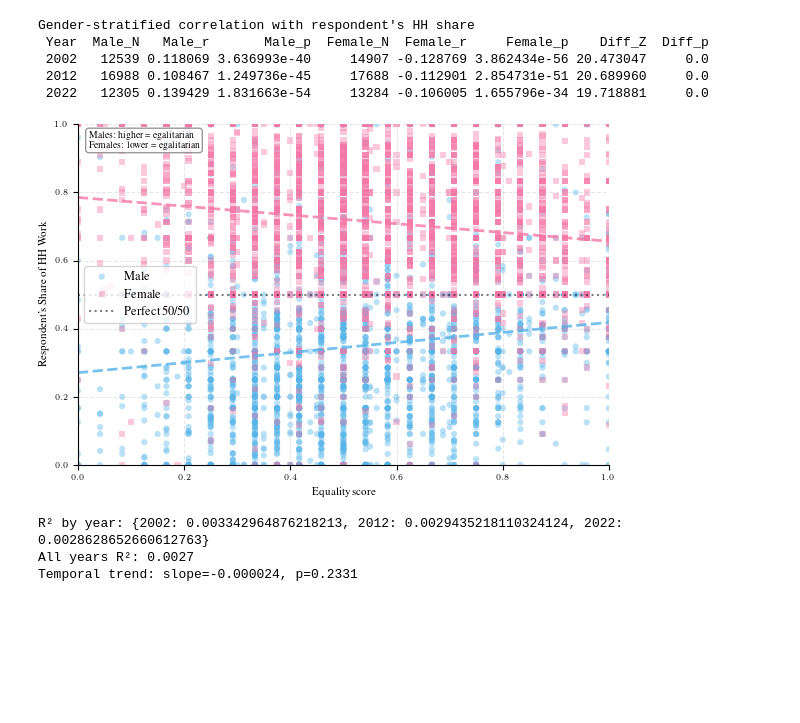
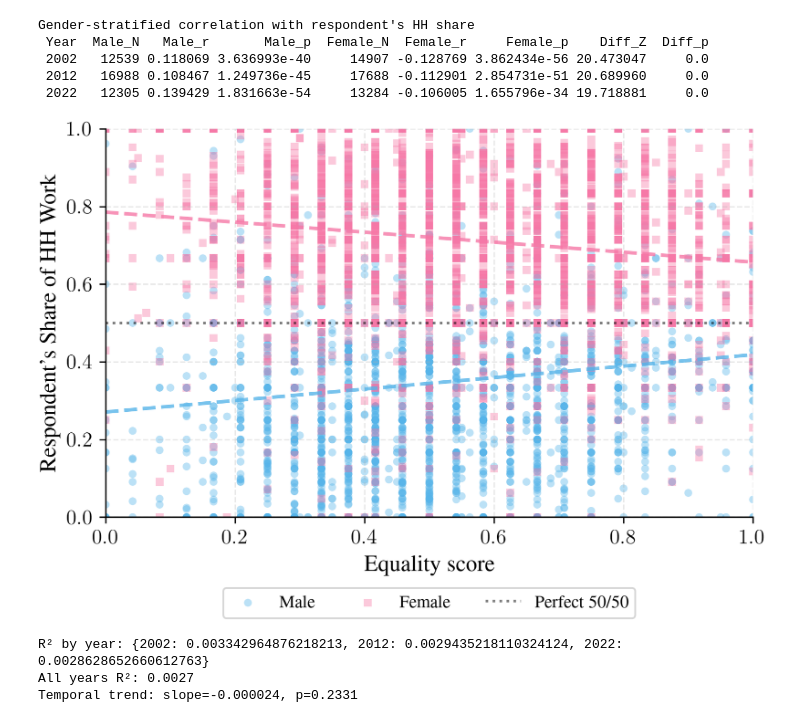
Before and after one commit to ashishpapanai/2025-02-ActionWords, a Jupyter notebook: notebooks/household_analysis.ipynb, the cells around one changed output. Drawn from its saved outputs; the diff is of its cells as text; code cells hidden in the pictures; blank space fills up the shorter version.

```diff
--- a/notebooks/household_analysis.ipynb
+++ b/notebooks/household_analysis.ipynb
@@ -187,7 +224,7 @@ if USE_TUEPLOTS:
     plt.rcParams.update(bundles.icml2024())
     plt.rcParams.update(figsizes.icml2024_half(nrows=1, ncols=1))
 
-fig, ax = plt.subplots(figsize=(6, 4))
+fig, ax = plt.subplots(figsize=(6, 4.2))
 
 years = h1_df['Year'].values
 male_means = h1_df['Male_Mean'].values
@@ -209,12 +246,14 @@ for idx, row in h1_df.iterrows():
     y_pos = max(row['Female_Mean'] + 1.96*row['Female_SE'], row['Male_Mean'] + 1.96*row['Male_SE']) + 1.5
     sig = '***' if row['P_Value'] < 0.001 else '**' if row['P_Value'] < 0.01 else '*' if row['P_Value'] < 0.05 else 'ns'
     ax.text(row['Year'], y_pos, f"{sig}\nd={row['Cohens_D']:.2f}",
-            ha='center', va='bottom', fontsize=9, fontweight='bold')
+            ha='center', va='bottom', fontsize=15, fontweight='bold')
 
-ax.set_xlabel('Year')
-ax.set_ylabel('Household Work Hours (per week)')
-ax.legend(frameon=True, loc='upper right')
+ax.set_xlabel('Year', fontsize=22)
+ax.set_ylabel('Household Work Hours (per week)', fontsize=22)
+ax.legend(frameon=True, loc='upper right', fontsize=15)
 ax.set_xticks([2002, 2012, 2022])
+ax.set_xticklabels(['2002', '2012', '2022'], fontsize=20)
+ax.tick_params(axis='y', labelsize=20)
 ax.grid(True, alpha=0.3, linestyle='--')
 ax.spines['top'].set_visible(False)
 ax.spines['right'].set_visible(False)
@@ -373,7 +412,7 @@ if USE_TUEPLOTS:
     plt.rcParams.update(bundles.icml2024())
     plt.rcParams.update(figsizes.icml2024_half(nrows=1, ncols=1))
 
-fig, ax = plt.subplots(figsize=(6, 4))
+fig, ax = plt.subplots(figsize=(6, 4.2))
 
 colors_year = {'2002': '#0173B2', '2012': '#029E73', '2022': '#DE8F05'}
 markers_year = {'2002': 'o', '2012': 's', '2022': '^'}
@@ -397,14 +436,15 @@ for year in [2002, 2012, 2022]:
     text_x, text_y = text_positions[year]
     sig = '***' if result['Pearson_p'] < 0.001 else '**' if result['Pearson_p'] < 0.01 else '*'
     ax.text(text_x, text_y, f"{year}\nr={result['Pearson_r']:.3f}{sig}",
-            fontsize=9, ha='center', color=colors_year[str(year)], fontweight='bold',
+            fontsize=15, ha='center', color=colors_year[str(year)], fontweight='bold',
             bbox=dict(boxstyle='round,pad=0.3', facecolor='white', alpha=0.9,
                      edgecolor=colors_year[str(year)], linewidth=1.5))
 
 ax.axhline(y=0.5, color='black', linestyle=':', linewidth=1.5, alpha=0.5, label='Perfect 50/50')
-ax.set_xlabel('Equality score')
-ax.set_ylabel("Male's Share of HH Work\n(Higher = More Egalitarian)")
-ax.legend(frameon=True, loc='lower right', fontsize=9)
+ax.set_xlabel('Equality score', fontsize=22)
+ax.set_ylabel("Male's Share of HH Work\n(Higher = More Egalitarian)", fontsize=22)
+ax.legend(frameon=True, loc='lower right', fontsize=15)
+ax.tick_params(axis='both', labelsize=20)
 ax.grid(True, alpha=0.3, linestyle='--')
 ax.set_xlim(0, 1)
 ax.set_ylim(0, 1)
@@ -480,7 +520,7 @@ if USE_TUEPLOTS:
     plt.rcParams.update(bundles.icml2024())
     plt.rcParams.update(figsizes.icml2024_half(nrows=1, ncols=1))
 
-fig, ax = plt.subplots(figsize=(6, 4))
+fig, ax = plt.subplots(figsize=(6, 4.2))
 
 # Use all years combined, not just 2022
 all_years_data = h2_data
@@ -494,40 +534,46 @@ for sex in ['Male', 'Female']:
     plot_data = sex_data.sample(n=sample_size, random_state=42)
 
     ax.scatter(plot_data['eg_score_norm'], plot_data['respondent_hh_share'],
                alpha=0.4, s=20, marker=marker, color=color,
                label=sex, edgecolors='none')
 
     X_sex = sex_data['eg_score_norm'].values.reshape(-1, 1)
     y_sex = sex_data['respondent_hh_share'].values
     model_sex = LinearRegression()
     model_sex.fit(X_sex, y_sex)
 
     x_line = np.linspace(0, 1, 100)
     y_line = model_sex.predict(x_line.reshape(-1, 1))
     ax.plot(x_line, y_line, color=color, linewidth=2, linestyle='--', alpha=0.8)
 
 ax.axhline(y=0.5, color='black', linestyle=':', linewidth=1.5, alpha=0.5, label='Perfect 50/50')
-ax.set_xlabel('Equality score')
-ax.set_ylabel("Respondent's Share of HH Work")
+ax.set_xlabel('Equality score', fontsize=13)
+ax.set_ylabel("Respondent's Share of HH Work", fontsize=13)
 
-ax.text(0.02, 0.98, "Males: higher = egalitarian\nFemales: lower = egalitarian",
-        transform=ax.transAxes, fontsize=7, va='top', ha='left',
-        bbox=dict(boxstyle='round,pad=0.3', facecolor='white', alpha=0.8, edgecolor='gray'))
+# ax.text(0.02, 0.98, "Males: higher = egalitarian\nFemales: lower = egalitarian",
+#         transform=ax.transAxes, fontsize=13, va='top', ha='left',
+#         bbox=dict(boxstyle='round,pad=0.3', facecolor='white', alpha=0.8, edgecolor='gray'))
 
-ax.legend(frameon=True, loc='center left', fontsize=9)
+# ax.legend(frameon=True, loc='center left', fontsize=15)
+# ax.legend(frameon=True, loc='center left', bbox_to_anchor=(1, 0.5), fontsize=15)
+ax.legend(frameon=True, loc='upper center', bbox_to_anchor=(0.5, -0.16),
+          ncol=3, fontsize=10)
+
+# show legend outside the plot
+ax.tick_params(axis='both', labelsize=12)
 ax.grid(True, alpha=0.3, linestyle='--')
 ax.set_xlim(0, 1)
 ax.set_ylim(0, 1)
 ax.spines['top'].set_visible(False)
 ax.spines['right'].set_visible(False)
 
 plt.tight_layout()
 os.makedirs('assets/images/statistical', exist_ok=True)
 plt.savefig('assets/images/statistical/h2_gender_stratified_all_years_clean.pdf', dpi=300, bbox_inches='tight')
 plt.savefig('assets/images/statistical/h2_gender_stratified_all_years_clean.png', dpi=300, bbox_inches='tight')
 plt.show()
 # %% [output]
-[figure, old version]
+[figure, new version]
 # %%
 r_squared_results = []
 
```
Also changed, not shown: parts of 5 cells of this notebook, 4 other files.
